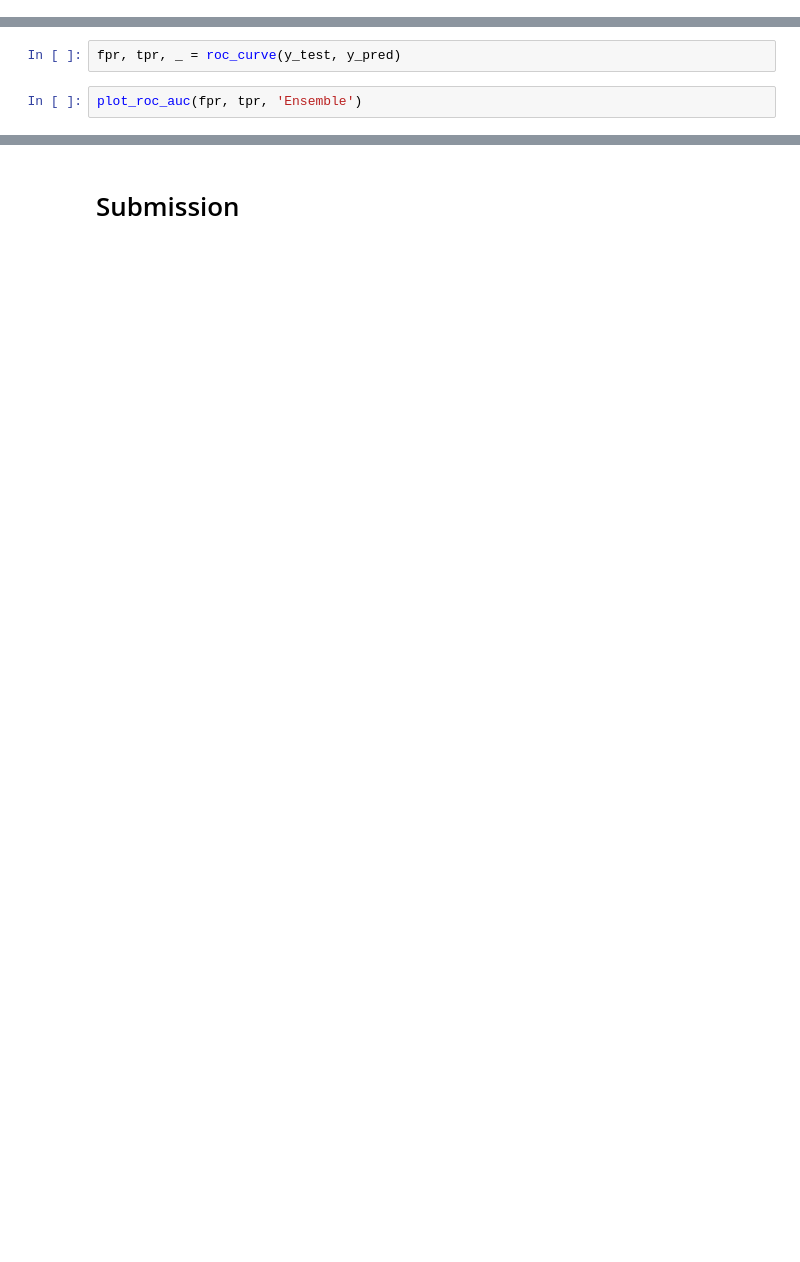
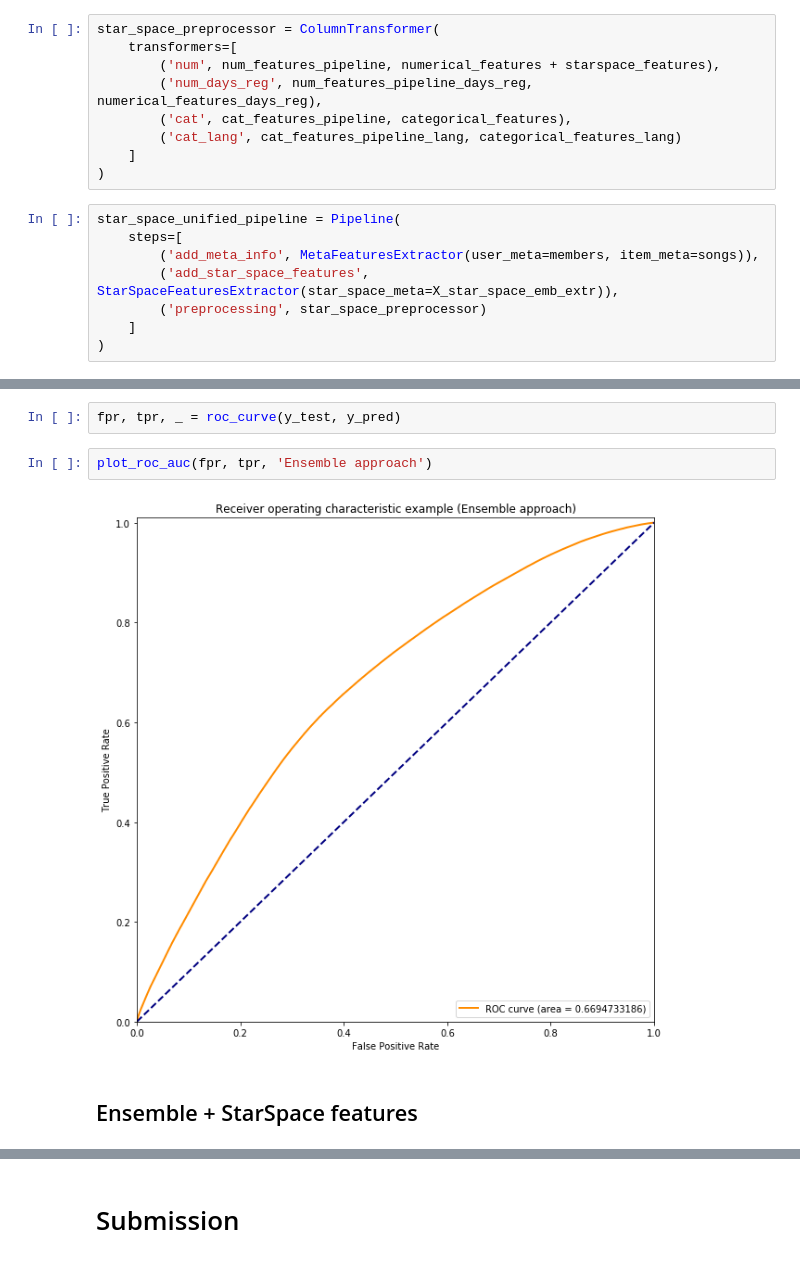
Before and after one commit to IooHooI/RECOMMENDATION_SYSTEMS_2, a Jupyter notebook: notebooks/SOLUTION.ipynb, the cells around one changed output, grey strips where cells are left out. Cells and saved outputs as stored; diff of their text form; blank space fills up the shorter version.

```diff
--- a/notebooks/SOLUTION.ipynb
+++ b/notebooks/SOLUTION.ipynb
@@ -816,0 +887,17 @@ LightGBMBasedRecommender(val_size=0.3)
+# %%
+star_space_preprocessor = ColumnTransformer(
+    transformers=[
+        ('num', num_features_pipeline, numerical_features + starspace_features),
+        ('num_days_reg', num_features_pipeline_days_reg, numerical_features_days_reg),
+        ('cat', cat_features_pipeline, categorical_features),
+        ('cat_lang', cat_features_pipeline_lang, categorical_features_lang)
+    ]
+)
+# %%
+star_space_unified_pipeline = Pipeline(
+    steps=[
+        ('add_meta_info', MetaFeaturesExtractor(user_meta=members, item_meta=songs)),
+        ('add_star_space_features', StarSpaceFeaturesExtractor(star_space_meta=X_star_space_emb_extr)),
+        ('preprocessing', star_space_preprocessor)
+    ]
+)
@@ -850,4 +961,8 @@ y_pred.shape
 # %%
 fpr, tpr, _ = roc_curve(y_test, y_pred)
 # %%
-plot_roc_auc(fpr, tpr, 'Ensemble')
+plot_roc_auc(fpr, tpr, 'Ensemble approach')
+# %% [output]
+[figure, added]
+# %% [markdown]
+## Ensemble + StarSpace features
```
Also changed, not shown: parts of 58 cells of this notebook.
